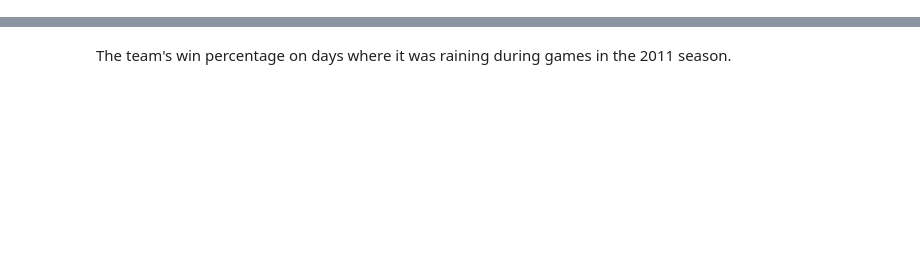
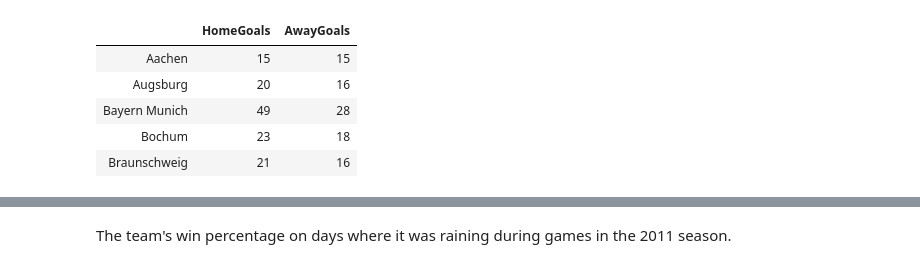
Before and after one commit to JoeSRead/london-ds-100719-M2-project-template, a Jupyter notebook: main.ipynb, the cells around one changed output, grey strips where cells are left out. Saved outputs shown, nothing was run; the diff lists cells and outputs as text; code cells hidden in the pictures; blank space fills up the shorter version.

```diff
--- a/main.ipynb
+++ b/main.ipynb
@@ -45,0 +51,6 @@ The total number of goals scored by the team during the 2011 season
+# %%
+# Now we split the df into home, away, and results dataframes
+# 17 home games per team, 17 away games per team
+
+df_home = df.drop(['AwayTeam', 'AwayGoals', 'Result', 'Date'], axis=1).groupby(['HomeTeam'], sort = True).sum()
+display(df_home.head(),df_home.shape)
@@ -45,0 +66,3 @@ The total number of goals scored by the team during the 2011 season
+# %%
+df_away = df.drop(['HomeTeam', 'HomeGoals', 'Result', 'Date'], axis=1).groupby(['AwayTeam'], sort = True).sum()
+display(df_away.head(), df_away.shape)
@@ -45,0 +78,10 @@ The total number of goals scored by the team during the 2011 season
+# %%
+df_home_away = pd.concat([df_home, df_away], axis=1)
+df_home_away.head()
+# %% [output]
+|  | HomeGoals | AwayGoals |
+| Aachen | 15 | 15 |
+| Augsburg | 20 | 16 |
+| Bayern Munich | 49 | 28 |
+| Bochum | 23 | 18 |
+| Braunschweig | 21 | 16 |
```
Also changed, not shown: parts of 21 cells of this notebook, 1 other file.
